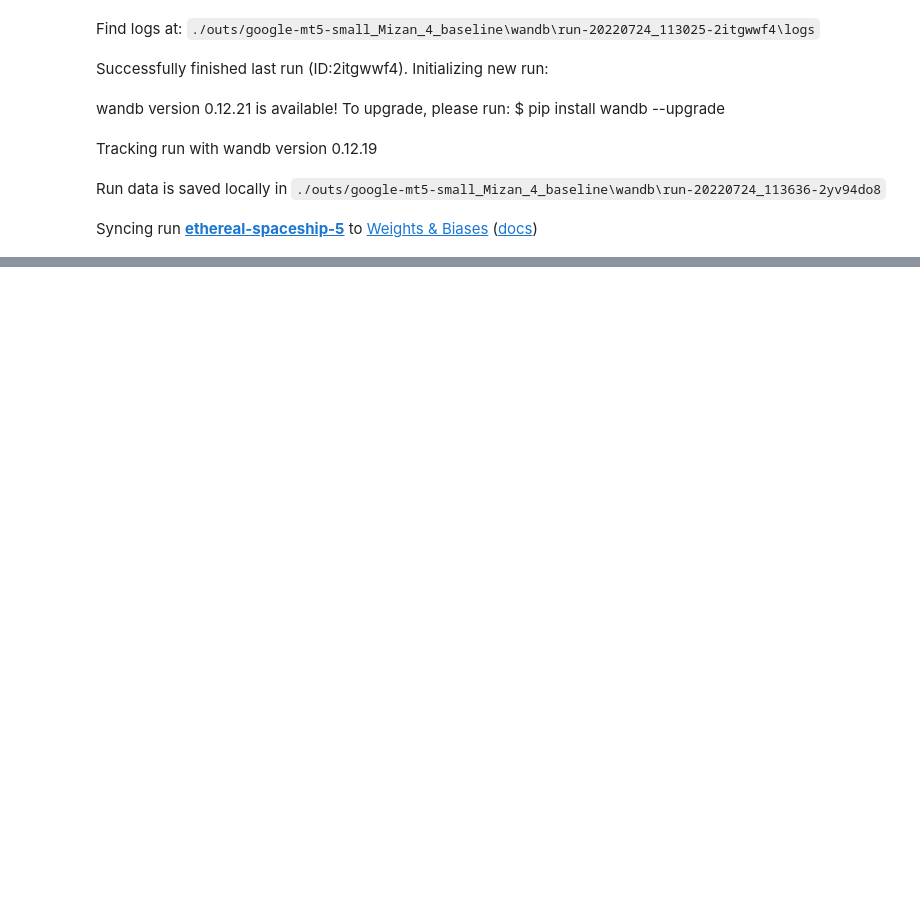
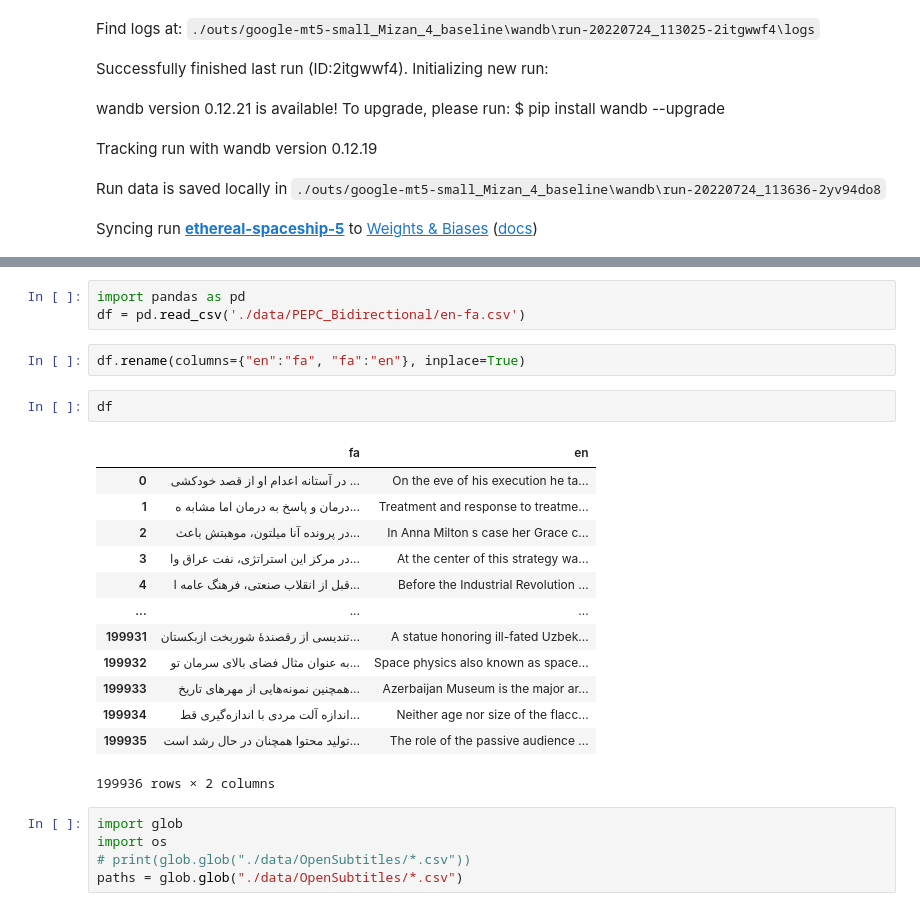
Before and after one commit to asartipi13/Persian-MT, a Jupyter notebook: random.ipynb, the cells around one changed output, grey strips where cells are left out. Saved outputs shown, nothing was run; the diff lists cells and outputs as text; blank space fills up the shorter version.

```diff
--- a/random.ipynb
+++ b/random.ipynb
@@ -56,0 +95,26 @@ Syncing run ethereal-spaceship-5 to Weights & Biases (docs)
+# %%
+import pandas as pd
+df = pd.read_csv('./data/PEPC_Bidirectional/en-fa.csv')
+# %%
+df.rename(columns={"en":"fa", "fa":"en"}, inplace=True)
+# %%
+df
+# %% [output]
+|  | fa | en |
+| 0 | در آستانه اعدام او از قصد خودکشی ... | On the eve of his execution he ta... |
+| 1 | درمان و پاسخ به درمان اما مشابه ه... | Treatment and response to treatme... |
+| 2 | در پرونده آنا میلتون، موهبتش باعث... | In Anna Milton s case her Grace c... |
+| 3 | در مرکز این استراتژی، نفت عراق وا... | At the center of this strategy wa... |
+| 4 | قبل از انقلاب صنعتی، فرهنگ عامه ا... | Before the Industrial Revolution ... |
+| ... | ... | ... |
+| 199931 | تندیسی از رقصندهٔ شوربخت ازبکستان... | A statue honoring ill-fated Uzbek... |
+| 199932 | به عنوان مثال فضای بالای سرمان تو... | Space physics also known as space... |
+| 199933 | همچنین نمونه‌هایی از مهرهای تاریخ... | Azerbaijan Museum is the major ar... |
+| 199934 | اندازه آلت مردی با اندازه‌گیری قط... | Neither age nor size of the flacc... |
+| 199935 | تولید محتوا همچنان در حال رشد است... | The role of the passive audience ... |
+199936 rows × 2 columns
+# %%
+import glob
+import os
+# print(glob.glob("./data/OpenSubtitles/*.csv"))
+paths = glob.glob("./data/OpenSubtitles/*.csv")
```
Also changed, not shown: parts of 12 cells of this notebook, 2 other files.
